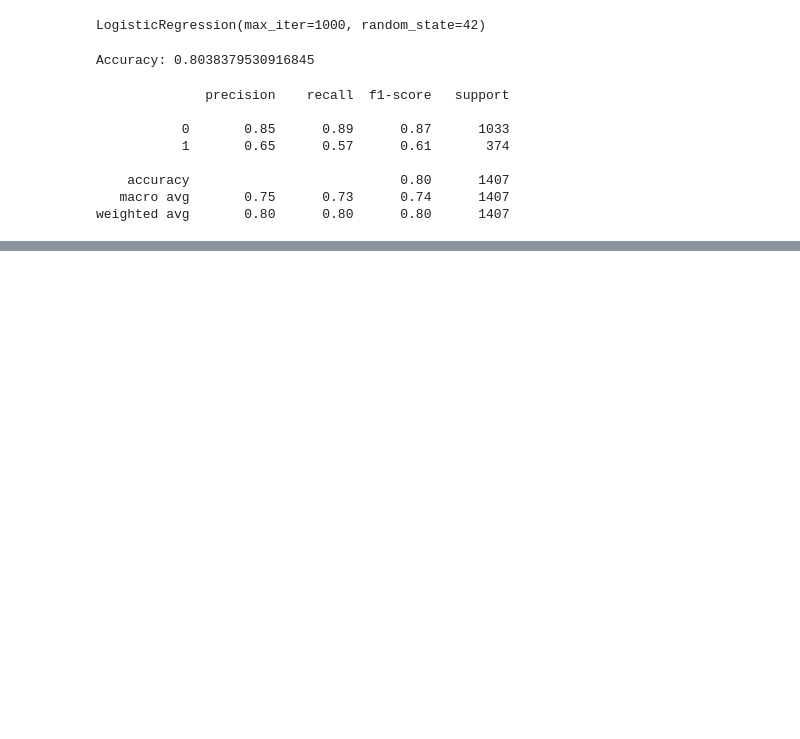
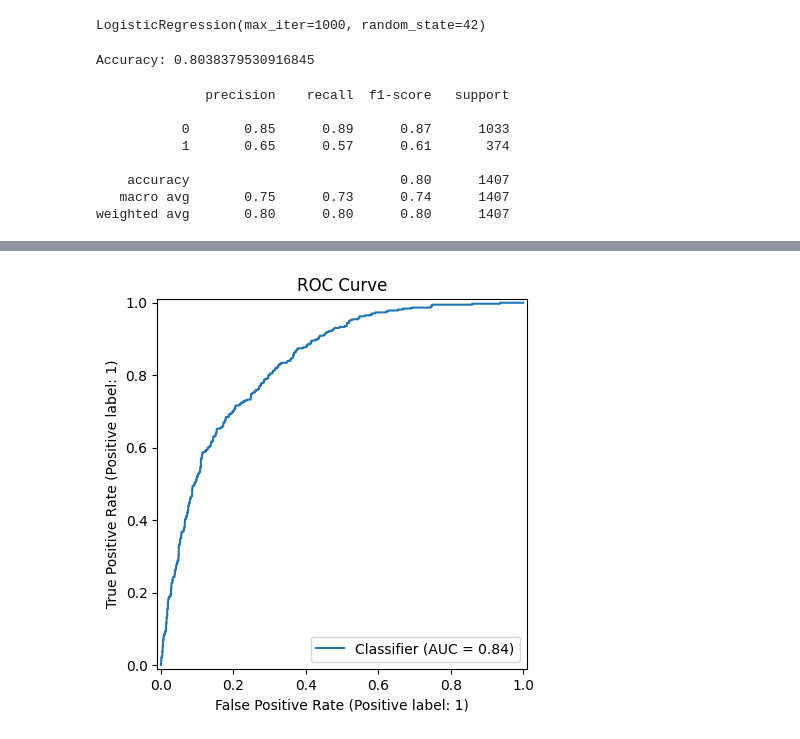
Before and after one commit to Prakash-Kumar-Badaila/churn_prediction_system, a Jupyter notebook: notebooks/churn_prediction.ipynb, the cells around one changed output, grey strips where cells are left out. Drawn from its saved outputs; the diff is of its cells as text; code cells hidden in the pictures; blank space fills up the shorter version.

Commit message:
completed churn prediction

```diff
--- a/notebooks/churn_prediction.ipynb
+++ b/notebooks/churn_prediction.ipynb
@@ -544,0 +554,9 @@ ConfusionMatrixDisplay(confusion_matrix=cm).plot()
+# %%
+RocCurveDisplay.from_predictions(
+    y_test,
+    y_prob
+)
+plt.title("ROC Curve")
+plt.show()
+# %% [output]
+[figure, added]
```
Also changed, not shown: parts of 22 cells of this notebook, 4 other files.
